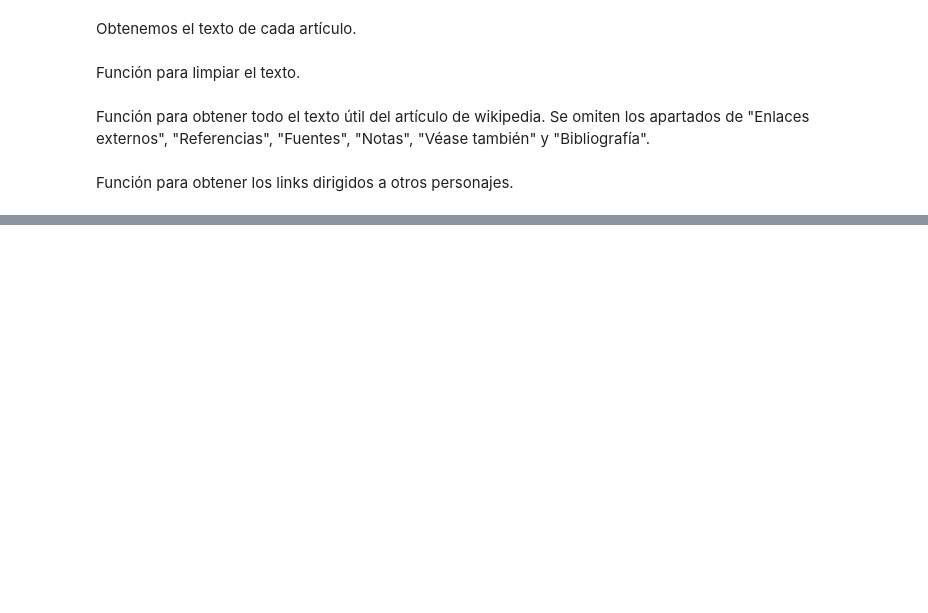
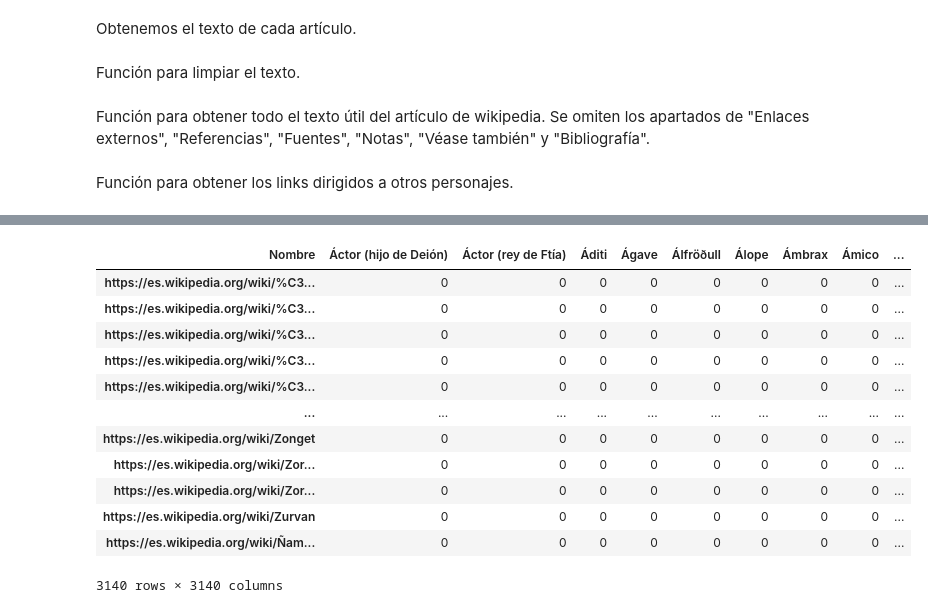
Before and after one commit to sergifornes/analisis-mitico, a Jupyter notebook: scrapeo/scrapeo-wikipedia.ipynb, the cells around one changed output, grey strips where cells are left out. Saved outputs shown, nothing was run; the diff lists cells and outputs as text; code cells hidden in the pictures; blank space fills up the shorter version.

```diff
--- a/scrapeo/scrapeo-wikipedia.ipynb
+++ b/scrapeo/scrapeo-wikipedia.ipynb
@@ -1390,0 +1313,4 @@ personajes.to_csv("personajes.csv", header = True, index = False)
+# %%
+personajes = personajes[[not(any(substring in url for substring in no_pers)) for url in personajes["URL"]]].reset_index(drop = True)
+
+personajes
@@ -1450,16 +1373,19 @@ def obt_texto(url):
                 h3 = False
         if h2 and h3:
             texto += nodos[i].text
-    return(clean_text(texto))
+    des = False
+    if pag.find("div", class_ = "rellink noprint mw-disambig-page hatnote") is not None:
+        des = True
+    return({"texto" : clean_text(texto), "desambiguacion" : des})
 # %% [markdown]
 Función para obtener los links dirigidos a otros personajes.
 # %%
 def row_matriz_ady(url):
-    row = [0] * len(data)
+    row = [0] * len(personajes)
     a_list = get_url(url).find("div", class_ = "mw-parser-output").find_all("a")
     links = ["https://es.wikipedia.org" + str(link.get("href")) for link in a_list]
     for link in links:
-        if link in list(data["URL"]):
-            row[data.index[data["URL"] == link][0]] = 1
-    df = pd.DataFrame([row], index = [url], columns = data["Nombre"])
+        if link in list(personajes["URL"]):
+            row[personajes.index[personajes["URL"] == link][0]] = 1
+    df = pd.DataFrame([row], index = [url], columns = personajes["Nombre"])
     return df
@@ -1466,10 +1394,11 @@ def row_matriz_ady(url):
 # %%
 textos = []
 ady_matrix = pd.DataFrame()
-for url in data["URL"]:
-    textos.append(obt_texto(url))
+no_desambiguacion = []
+for url in personajes["URL"]:
+    func_texto = obt_texto(url)
+    textos.append(func_texto["texto"])
+    no_desambiguacion.append(not(func_texto["desambiguacion"]))
     ady_matrix = ady_matrix.append(row_matriz_ady(url))
 
-data["Texto"] = textos
-
-data
+personajes["Texto"] = textos
@@ -1506 +1423,19 @@ ady_matrix
+# %%
+ady_matrix = ady_matrix.iloc[no_desambiguacion, no_desambiguacion]
+
+ady_matrix
+# %% [output]
+| Nombre | Áctor (hijo de Deión) | Áctor (rey de Ftía) | Áditi | Ágave | Álfröðull | Álope | Ámbrax | Ámico | ... |
+| https://es.wikipedia.org/wiki/%C3... | 0 | 0 | 0 | 0 | 0 | 0 | 0 | 0 | ... |
+| https://es.wikipedia.org/wiki/%C3... | 0 | 0 | 0 | 0 | 0 | 0 | 0 | 0 | ... |
+| https://es.wikipedia.org/wiki/%C3... | 0 | 0 | 0 | 0 | 0 | 0 | 0 | 0 | ... |
+| https://es.wikipedia.org/wiki/%C3... | 0 | 0 | 0 | 0 | 0 | 0 | 0 | 0 | ... |
+| https://es.wikipedia.org/wiki/%C3... | 0 | 0 | 0 | 0 | 0 | 0 | 0 | 0 | ... |
+| ... | ... | ... | ... | ... | ... | ... | ... | ... | ... |
+| https://es.wikipedia.org/wiki/Zonget | 0 | 0 | 0 | 0 | 0 | 0 | 0 | 0 | ... |
+| https://es.wikipedia.org/wiki/Zor... | 0 | 0 | 0 | 0 | 0 | 0 | 0 | 0 | ... |
+| https://es.wikipedia.org/wiki/Zor... | 0 | 0 | 0 | 0 | 0 | 0 | 0 | 0 | ... |
+| https://es.wikipedia.org/wiki/Zurvan | 0 | 0 | 0 | 0 | 0 | 0 | 0 | 0 | ... |
+| https://es.wikipedia.org/wiki/Ñam... | 0 | 0 | 0 | 0 | 0 | 0 | 0 | 0 | ... |
+3140 rows × 3140 columns
 # %%
```
Also changed, not shown: parts of 49 cells of this notebook, 21 other files.
